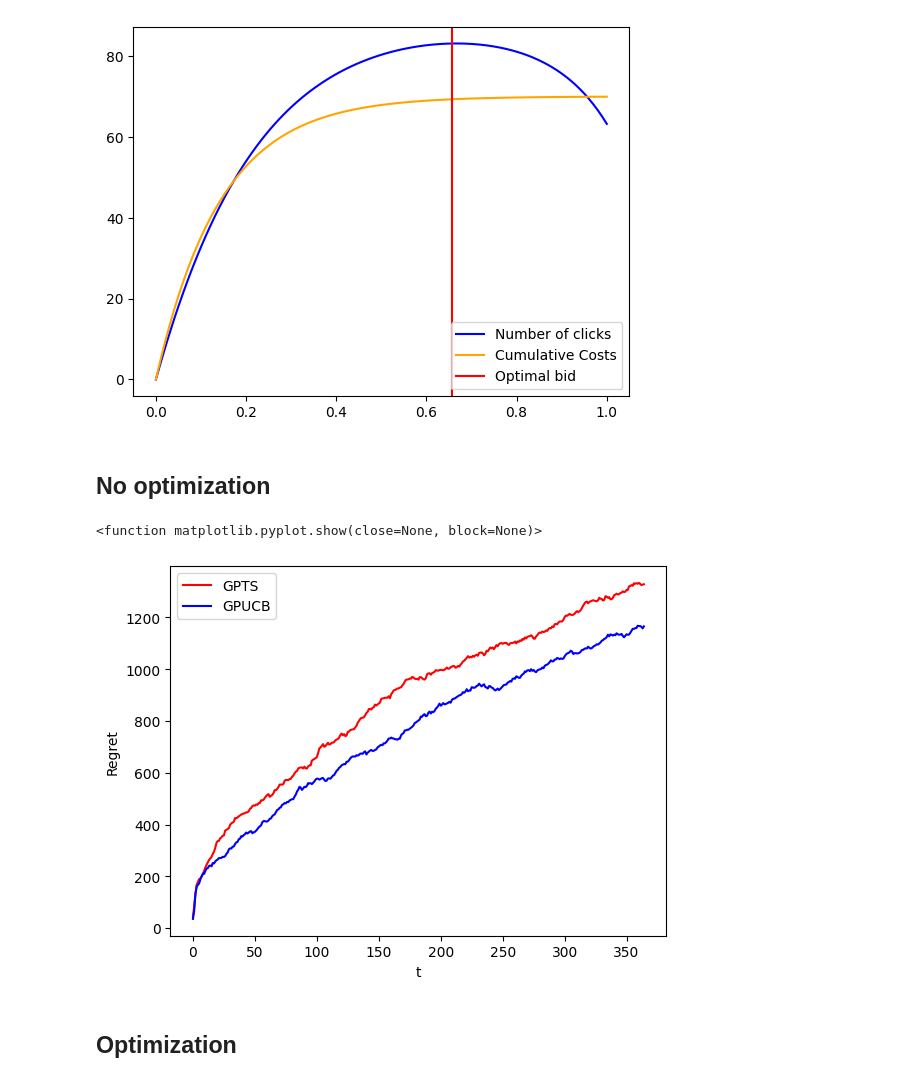
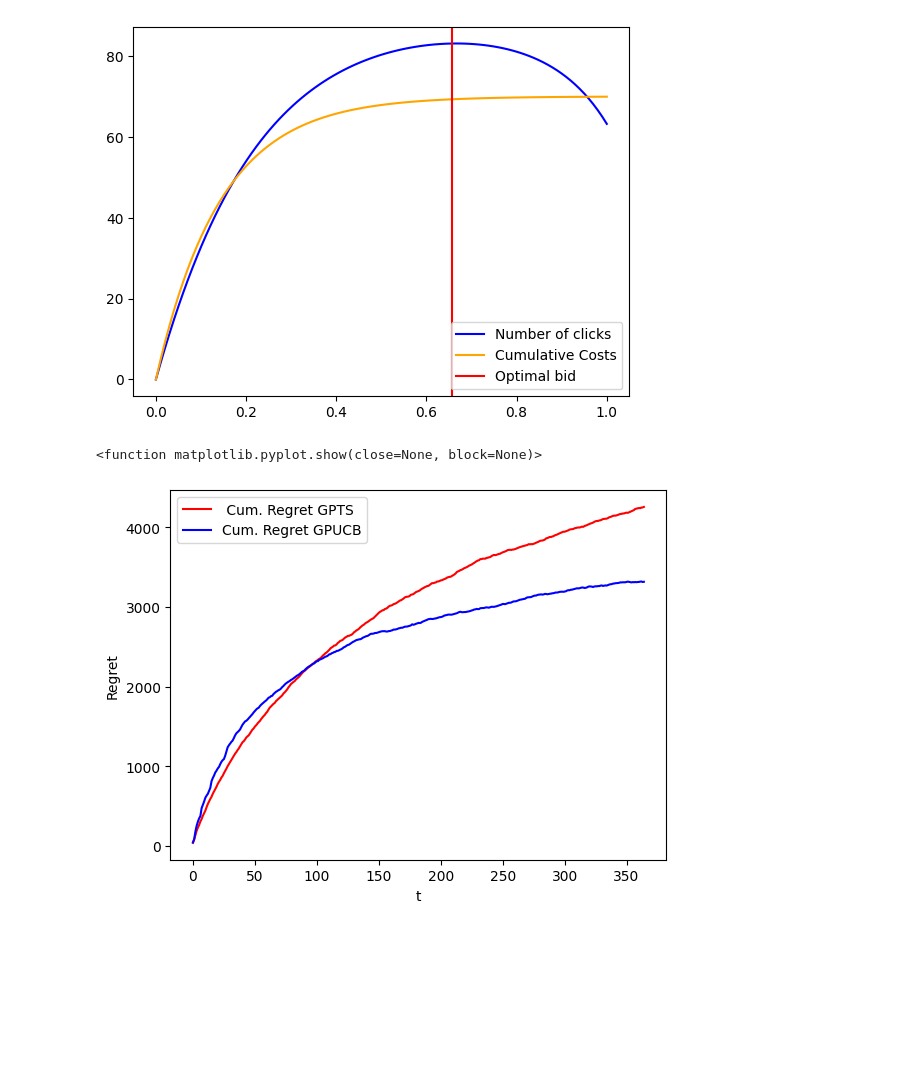
Before and after one commit to ebjaime/OLA-project, a Jupyter notebook: Step2/Manuel/part_2.ipynb, the cells around one changed output. Cells and saved outputs as stored; diff of their text form; code cells hidden in the pictures; blank space fills up the shorter version.

```diff
--- a/Step2/Manuel/part_2.ipynb
+++ b/Step2/Manuel/part_2.ipynb
@@ -257,8 +179,6 @@ print("idx: " + str(np.argmax(opt_rate*prices[np.argmax(p*prices)]*clicks(bids)-
 Advertising (optimal bid):
 idx: 65  bid: 0.6565656565656566  clicks-costs: 13.794848078095768
 [figure]
-# %% [markdown]
-## No optimization
 # %%
 import warnings
 warnings.simplefilter('ignore', UserWarning)
@@ -265,10 +189,13 @@ warnings.simplefilter('ignore', UserWarning)
 # %%
 # experiments
+n_experiments = 100
 gpts_rewards_per_experiment = []
 gpucb_rewards_per_experiment = []
+reward_ts = np.zeros((n_experiments,T))
+reward_ucb = np.zeros((n_experiments,T))
 
 
-for e in tqdm(range(0,100)):  # cycle on experiments
+for e in tqdm(range(0,n_experiments)):  # cycle on experiments
   env = Environment(n_arms = n_prices,
                     probabilities = p,
                     bids = bids,
@@ -277,9 +204,23 @@ for e in tqdm(range(0,100)):  # cycle on experiments
                     noise_clicks = sigma_clicks,
                     noise_cost = sigma_costs)
   gpts_learner = GPTS_Learner(n_arms = n_bids,
-                              arms = bids)
+                              arms = bids,
+                              alpha_clicks = sigma_clicks,
+                              alpha_costs = sigma_costs,
+                              step = 1,
+                              normalize_y = True,
+                              #n_restarts_optimizer = 9,
+                              #plot = True,
+                              step_delay = 0)
   gpucb_learner = GPUCB_Learner(n_arms = n_bids,
-                                arms = bids)
+                                arms = bids,
+                                alpha_clicks = sigma_clicks,
+                                alpha_costs = sigma_costs,
+                                step = 1,
+                                normalize_y = True,
+                                #plot = True,
+                                #n_restarts_optimizer = 9,
+                                step_delay = 0)
 
   gpts_pricing_rewards = np.array([])
   gpucb_pricing_rewards = np.array([])
@@ -288,32 +229,32 @@ for e in tqdm(range(0,100)):  # cycle on experiments
   for t in range(0,T):  # cycle on time horizon
 
     # GPTS
-    pulled_price_ts = np.argmax(p*prices)
-    pulled_bid_ts = gpts_learner.pull_arm(opt_rate*prices[pulled_price_ts])
+    pulled_price_ts = 3
+    pulled_bid_ts = gpts_learner.pull_arm(2.8)
     reward_price_ts, reward_click_ts, reward_cost_ts = env.round(pulled_price_ts, pulled_bid_ts)
     gpts_learner.update(pulled_bid_ts, [reward_click_ts,reward_cost_ts])
-    gpts_pricing_rewards = np.append(gpts_pricing_rewards,reward_price_ts*prices[pulled_price_ts]/reward_click_ts) if reward_click_ts > 0 else np.append(gpts_pricing_rewards,0.)
+    gpts_pricing_rewards = np.append(gpts_pricing_rewards,reward_price_ts*8/reward_click_ts) if reward_click_ts > 0 else np.append(gpts_pricing_rewards,0.)
 
     # GPUCB
-    pulled_price_ucb = np.argmax(p*prices)
-    pulled_bid_ucb = gpucb_learner.pull_arm(opt_rate*prices[pulled_price_ucb])
+    pulled_price_ucb = 3
+    pulled_bid_ucb = gpucb_learner.pull_arm(2.8)
     reward_price_ucb, reward_click_ucb, reward_cost_ucb = env.round(pulled_price_ucb, pulled_bid_ucb)
     gpucb_learner.update(pulled_bid_ucb, [reward_click_ucb,reward_cost_ucb])
-    gpucb_pricing_rewards = np.append(gpucb_pricing_rewards,reward_price_ucb*prices[pulled_price_ucb]/reward_click_ucb) if reward_click_ucb > 0 else np.append(gpucb_pricing_rewards,0.)
+    gpucb_pricing_rewards = np.append(gpucb_pricing_rewards,reward_price_ucb*8/reward_click_ucb) if reward_click_ucb > 0 else np.append(gpucb_pricing_rewards,0.)
 
+  reward_ts[e,:] = 2.8*gpts_learner.collected_clicks - gpts_learner.collected_costs
+  reward_ucb[e,:] = 2.8*gpucb_learner.collected_clicks - gpucb_learner.collected_costs
   gpts_rewards_per_experiment.append(gpts_pricing_rewards*gpts_learner.collected_clicks - gpts_learner.collected_costs)
   gpucb_rewards_per_experiment.append(gpucb_pricing_rewards*gpucb_learner.collected_clicks - gpucb_learner.collected_costs)
 # %%
-opt = opt_rate*prices[np.argmax(p*prices)]*clicks(opt_bid) - costs(opt_bid)
+opt = 2.8*clicks(opt_bid) - costs(opt_bid)
 plt.figure(0)
 plt.ylabel("Regret")
 plt.xlabel("t")
 plt.plot(np.cumsum(np.mean(opt - gpts_rewards_per_experiment, axis = 0)), 'r')
 plt.plot(np.cumsum(np.mean(opt - gpucb_rewards_per_experiment, axis = 0)), 'b')
-plt.legend(["GPTS","GPUCB"])
+plt.legend([" Cum. Regret GPTS","Cum. Regret GPUCB"])
 plt.show
 # %% [output]
 <function matplotlib.pyplot.show(close=None, block=None)>
-[figure, old version]
+[figure, new version]
-# %% [markdown]
-## Optimization
```
Also changed, not shown: parts of 12 cells of this notebook.
